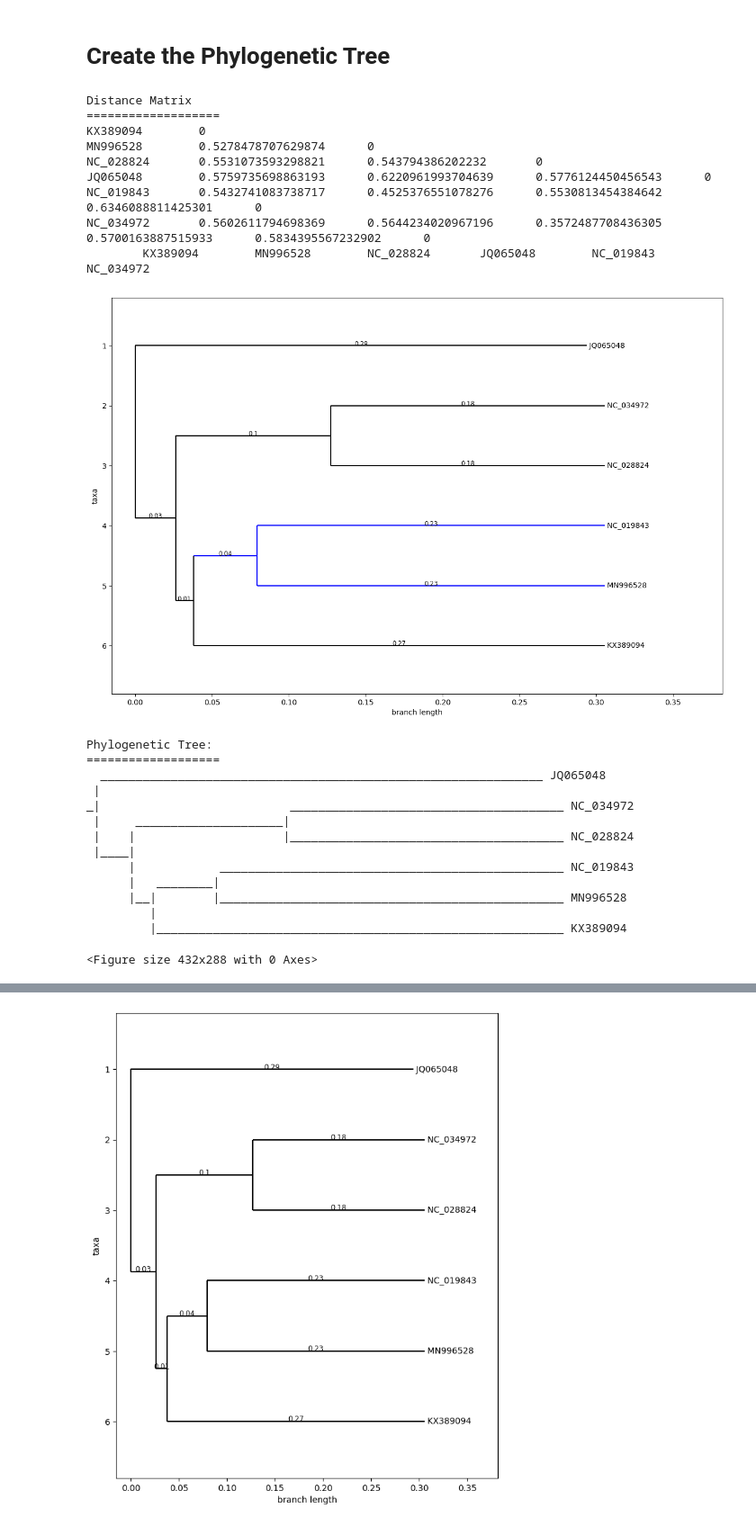
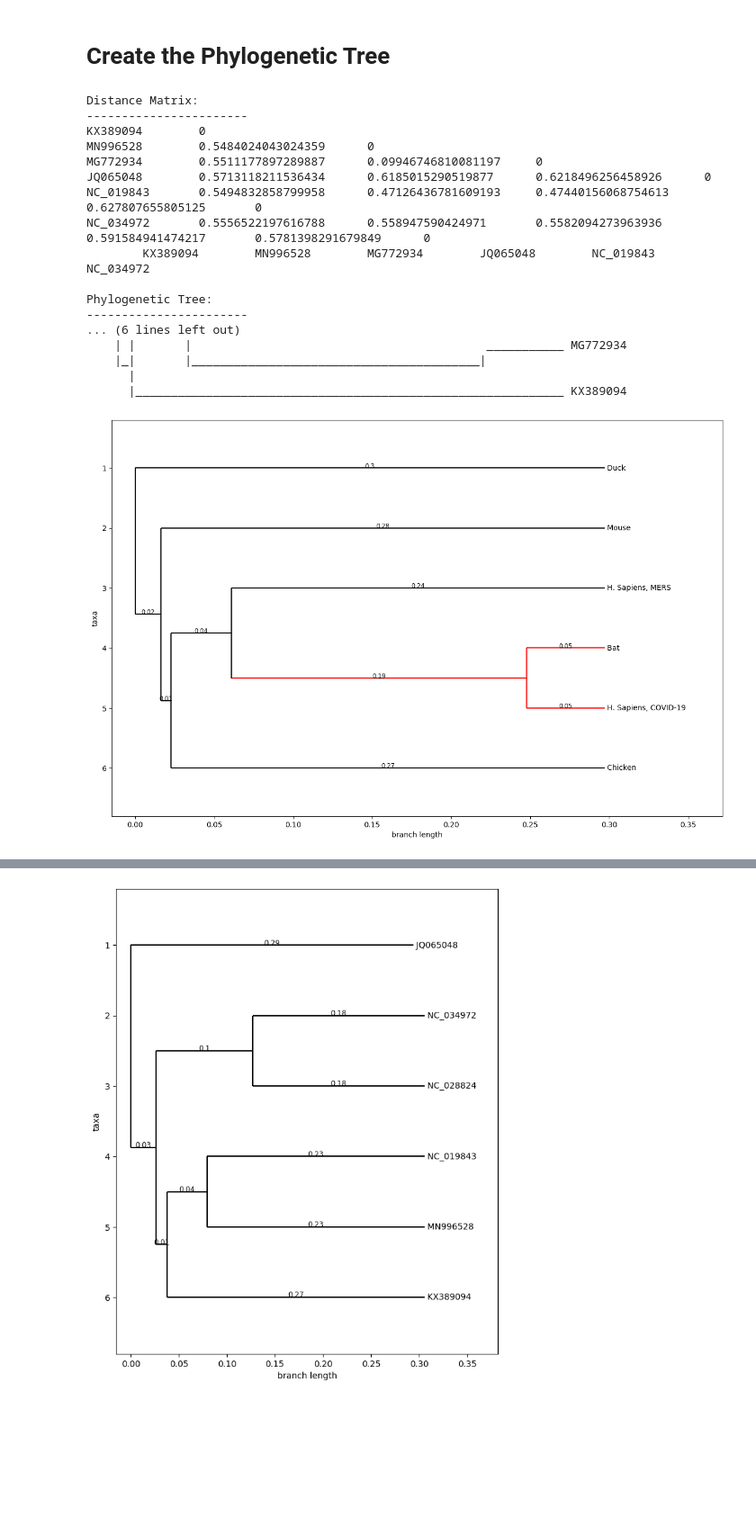
Before and after one commit to simonjuleseric2/covid_sequence, a Jupyter notebook: coronavirus_sequence_analis.ipynb, the cells around one changed output, grey strips where cells are left out. Shown at 90% size. Saved outputs shown, nothing was run; the diff lists cells and outputs as text; code cells hidden in the pictures; blank space fills up the shorter version.

Commit message:
closer match found
better analysis with closer common ancestor found (Bat)

```diff
--- a/coronavirus_sequence_analis.ipynb
+++ b/coronavirus_sequence_analis.ipynb
@@ -140,56 +141,63 @@ dm = calculator.get_distance(align)
 # %% [markdown]
 # Create the Phylogenetic Tree
 # %%
+
+
+
 def get_label(leaf):
+    code=['JQ065048', 'MN996528', 'NC_034972', 'NC_019843', 'KX389094', 'MG772934']
+    host=['Duck', 'H. Sapiens, COVID-19', 'Mouse', 'H. Sapiens, MERS', 'Chicken', 'Bat']
+
     if leaf.name.startswith('Inner'):
         name=''
+        return name
     else:
-        name=leaf.name
 
-    return name
+        for i in range(0, len(code)):
+            if leaf.name==code[i]:
+                name=host[i]
+                return name
+
+            #return ''
+        #name=leaf.name
+
+    #return name
 
 
-print('\nDistance Matrix\n===================')
+print('\nDistance Matrix:\n-----------------------')
 print(dm)
 
 # Phylogenetic tree using UPGMA algorithm
 constructor = DistanceTreeConstructor()
-tree = constructor.upgma(dm) # We color the human strain, SARS and SARS-CoV-2 in blue
-tree.clade[1, 1, 0].color = "blue"
-
-#mrca = tree.common_ancestor({'name':  'NC_034972'}, {'name': 'NC_028824'})
-#mrca.color = "salmon"
+#tree = constructor.upgma(dm) # We color the human strain, SARS and SARS-CoV-2 in blue
+#tree.clade[1, 1, 0].color = "black"
+mrca = tree.common_ancestor({'name':  'MG772934'}, {'name': 'MN996528'})
+mrca.color = "red"
 
 fig = plt.figure(figsize=(15, 10), dpi=100)
 axes = fig.add_subplot(1, 1, 1)
 #Phylo.draw(tree, axes=axes, label_func=get_label)
 Phylo.draw(tree, axes=axes, label_func=get_label, branch_labels=lambda c: round(c.branch_length, 2), do_show=False)
 plt.savefig('tree.png')
 
-print('\nPhylogenetic Tree:\n===================')
+print('\nPhylogenetic Tree:\n-----------------------')
 Phylo.draw_ascii(tree)
 # %% [output]
-Distance Matrix
-===================
+Distance Matrix:
+-----------------------
 KX389094        0
-MN996528        0.5278478707629874      0
-NC_028824       0.5531073593298821      0.543794386202232       0
-JQ065048        0.5759735698863193      0.6220961993704639      0.5776124450456543      0
-NC_019843       0.5432741083738717      0.4525376551078276      0.5530813454384642      0.6346088811425301      0
-NC_034972       0.5602611794698369      0.5644234020967196      0.3572487708436305      0.5700163887515933      0.5834395567232902      0
-        KX389094        MN996528        NC_028824       JQ065048        NC_019843       NC_034972
+MN996528        0.5484024043024359      0
+MG772934        0.5511177897289887      0.09946746810081197     0
+JQ065048        0.5713118211536434      0.6185015290519877      0.6218496256458926      0
+NC_019843       0.5494832858799958      0.47126436781609193     0.47440156068754613     0.627807655805125       0
+NC_034972       0.5556522197616788      0.558947590424971       0.5582094273963936      0.591584941474217       0.5781398291679849      0
+        KX389094        MN996528        MG772934        JQ065048        NC_019843       NC_034972
+
+Phylogenetic Tree:
+-----------------------
+... (6 lines left out)
+    | |       |                                          ___________ MG772934
+    |_|       |_________________________________________|
+      |
+      |_____________________________________________________________ KX389094
-[figure, old version]
+[figure, new version]
-Phylogenetic Tree:
-===================
-  _______________________________________________________________ JQ065048
- |
-_|                           _______________________________________ NC_034972
- |     _____________________|
- |    |                     |_______________________________________ NC_028824
- |____|
-      |            _________________________________________________ NC_019843
-      |   ________|
-      |__|        |_________________________________________________ MN996528
-         |
-         |__________________________________________________________ KX389094
-<Figure size 432x288 with 0 Axes>
```
Also changed, not shown: parts of 10 cells of this notebook, 2 other files.
